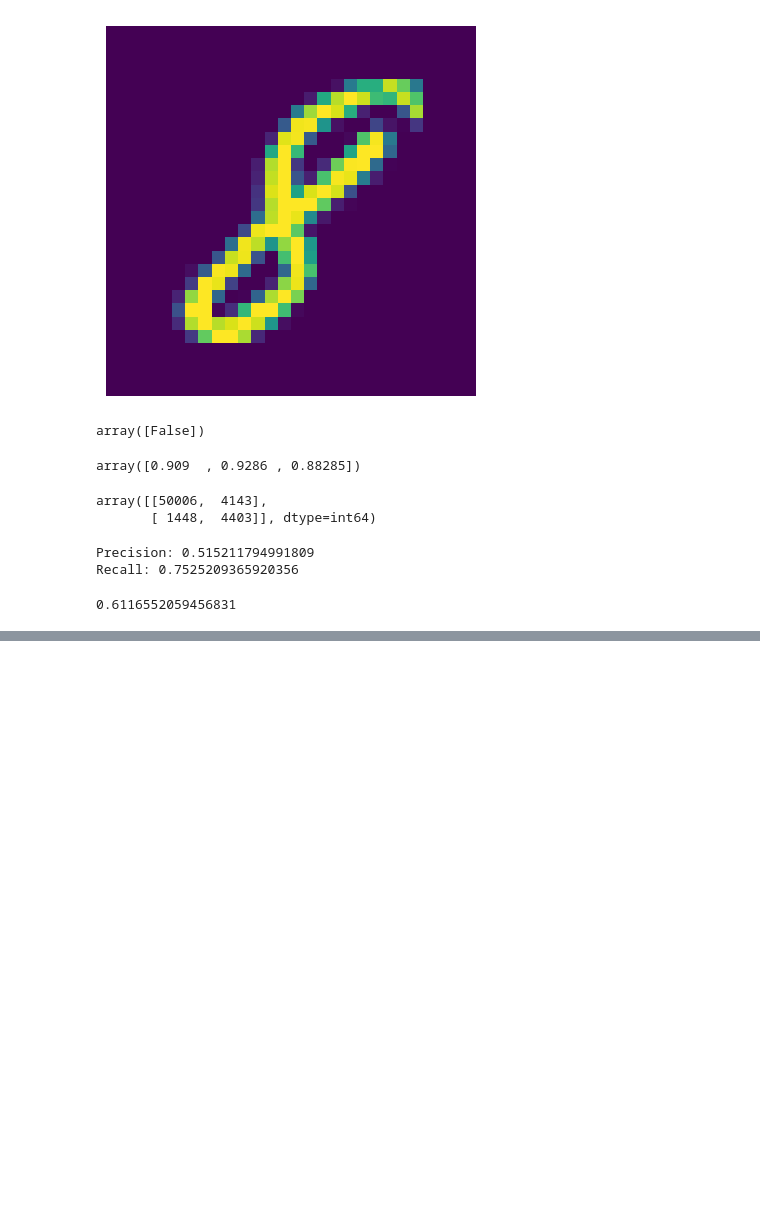
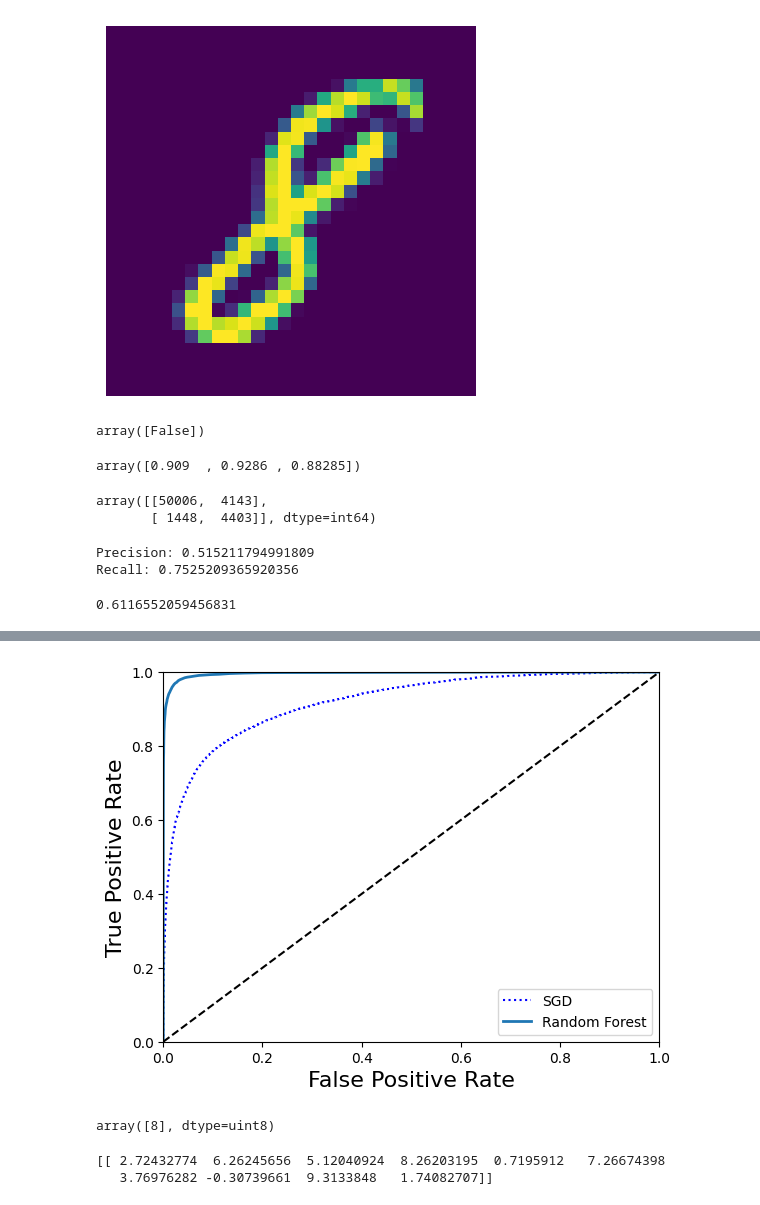
Before and after one commit to smtran8/MLbook_practice, a Jupyter notebook: chapter3.ipynb, the cells around one changed output, grey strips where cells are left out. Cells and saved outputs as stored; diff of their text form; code cells hidden in the pictures; blank space fills up the shorter version.

```diff
--- a/chapter3.ipynb
+++ b/chapter3.ipynb
@@ -77,0 +142,37 @@ f1_score(y_train_8, y_train_pred) #F1 score is 2* (precision * recall) / (precis
+# %%
+#Now, let's compare using RandomForestClassifier.
+#Note that RandomForestClassifier does not have a decision_function method, but it has a predict_proba method that returns an array with rows corresponding to instances and columns corresponding to classes, each containing the probability a given instance belongs to that class
+from sklearn.ensemble import RandomForestClassifier
+
+forest_clf = RandomForestClassifier(random_state=42)
+y_probas_forest = cross_val_predict(forest_clf, x_train, y_train_8, cv=3, method="predict_proba") #This will return the probability of each instance belonging to each class
+y_scores_forest = y_probas_forest[:, 1] #We are interested in the probability of the positive class (class 1), which is the second column
+fpr_forest, tpr_forest, thresholds_forest = roc_curve(y_train_8, y_scores_forest) #Now, let's plot the ROC curve for both classifiers
+
+plt.plot(fpr, tpr, "b:", label="SGD")
+plot_roc_curve(fpr_forest, tpr_forest, "Random Forest")
+plt.legend(loc="lower right")
+plt.show()#Random Forest is much better than SGD, it has a much higher true positive rate for the same false positive rate. The AUC score for Random Forest is also much higher than SGD.
+# %% [output]
+[figure, added]
+# %%
+#Now, we do multi classifications; for our case classify for 10 digits. We have 2 choices:
+#1. One-versus-all (OvA): for each class, train a binary classifier to separate that class from the rest. So we will have 10 binary classifiers, one for each class.
+#2. One-versus-one (OvO): for each pair of classes, train a binary classifier to separate those two classes. For N classes, we will have N*(N-1)/2 classifiers
+#Some algorithms is bad at scaling, so they prefer OvO; however, for most binary classifiers, OvR is preferred.
+
+#let's try SVM, which prefers OvO:
+
+from sklearn.svm import SVC
+svm_clf = SVC()
+svm_clf.fit(x_train, y_train)
+svm_clf.predict([some_digit])
+# %% [output]
+array([8], dtype=uint8)
+# %%
+#It got the right answer, but let's examine the actual scores:
+some_digit_scores = svm_clf.decision_function([some_digit])
+print(some_digit_scores) #It gives us 10 scores, the highest is for class 8; however, it has some doubt for class 3 also
+# %% [output]
+[[ 2.72432774  6.26245656  5.12040924  8.26203195  0.7195912   7.26674398
+   3.76976282 -0.30739661  9.3133848   1.74082707]]
```
Also changed, not shown: parts of 9 cells of this notebook.
